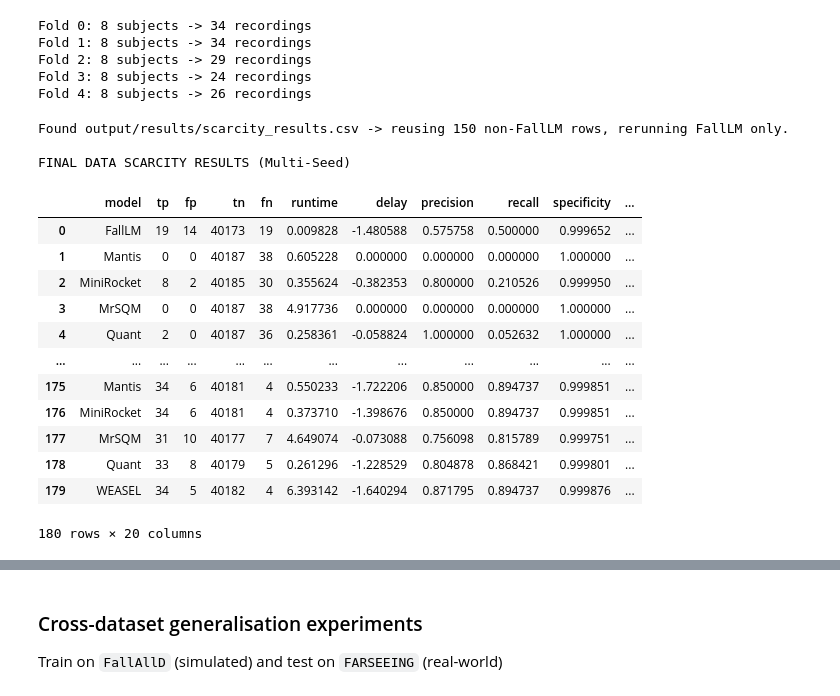
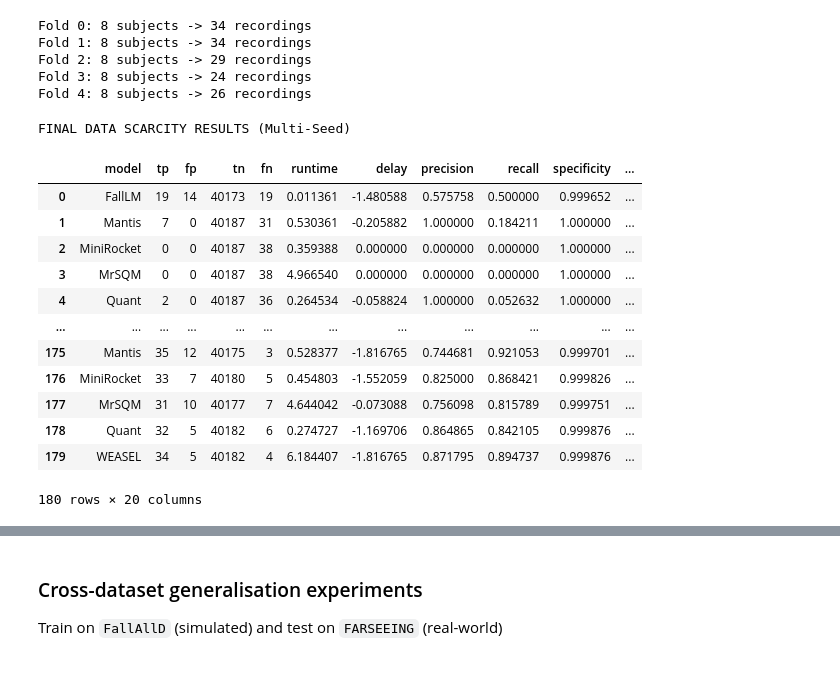
Before and after one commit to mlgig/fall-lm, a Jupyter notebook: experiments.ipynb, the cells around one changed output, grey strips where cells are left out. Cells and saved outputs as stored; diff of their text form; code cells hidden in the pictures.

```diff
--- a/experiments.ipynb
+++ b/experiments.ipynb
@@ -185,8 +181,6 @@ Fold 2: 8 subjects -> 29 recordings
 Fold 3: 8 subjects -> 24 recordings
 Fold 4: 8 subjects -> 26 recordings
 # %%
-import os
-
 # Fractions of FALL EVENTS to keep
 fractions = [0.01, 0.05, 0.10, 0.25, 0.50, 1.0]
 
@@ -232,47 +226,46 @@ for frac in fractions:
             test_signals=test_signals,
             test_event_points=test_events,
             model_specs=scarc_specs,
             window_size=3.0,
             step=1.0,
             freq=100,
             signal_thresh=1.4,
             tolerance=[3,20],
             debounce_secs=60,
-            verbose=False
+            verbose=False,
+            random_state=seed
         )
         res['train_fraction'] = frac
         res['seed'] = seed
         res['n_falls_used'] = n_keep
         res['total_samples_used'] = len(keep_indices)
         all_results.append(res)
 
 new_results_df = pd.concat(all_results, ignore_index=True)
 
 if prev_non_fallm_df is not None:
     final_scarcity_df = pd.concat([prev_non_fallm_df, new_results_df], ignore_index=True)
 else:
     final_scarcity_df = new_results_df
 
 final_scarcity_df = final_scarcity_df.sort_values(['train_fraction', 'seed', 'model']).reset_index(drop=True)
 final_scarcity_df.to_csv(SCARCITY_CSV, index=False)
 print("\nFINAL DATA SCARCITY RESULTS (Multi-Seed)")
 display(final_scarcity_df)
 # %% [output]
-Found output/results/scarcity_results.csv -> reusing 150 non-FallLM rows, rerunning FallLM only.
-
 FINAL DATA SCARCITY RESULTS (Multi-Seed)
 |  | model | tp | fp | tn | fn | runtime | delay | precision | recall | specificity | ... |
-| 0 | FallLM | 19 | 14 | 40173 | 19 | 0.009828 | -1.480588 | 0.575758 | 0.500000 | 0.999652 | ... |
-| 1 | Mantis | 0 | 0 | 40187 | 38 | 0.605228 | 0.000000 | 0.000000 | 0.000000 | 1.000000 | ... |
-| 2 | MiniRocket | 8 | 2 | 40185 | 30 | 0.355624 | -0.382353 | 0.800000 | 0.210526 | 0.999950 | ... |
-| 3 | MrSQM | 0 | 0 | 40187 | 38 | 4.917736 | 0.000000 | 0.000000 | 0.000000 | 1.000000 | ... |
-| 4 | Quant | 2 | 0 | 40187 | 36 | 0.258361 | -0.058824 | 1.000000 | 0.052632 | 1.000000 | ... |
+| 0 | FallLM | 19 | 14 | 40173 | 19 | 0.011361 | -1.480588 | 0.575758 | 0.500000 | 0.999652 | ... |
+| 1 | Mantis | 7 | 0 | 40187 | 31 | 0.530361 | -0.205882 | 1.000000 | 0.184211 | 1.000000 | ... |
+| 2 | MiniRocket | 0 | 0 | 40187 | 38 | 0.359388 | 0.000000 | 0.000000 | 0.000000 | 1.000000 | ... |
+| 3 | MrSQM | 0 | 0 | 40187 | 38 | 4.966540 | 0.000000 | 0.000000 | 0.000000 | 1.000000 | ... |
+| 4 | Quant | 2 | 0 | 40187 | 36 | 0.264534 | -0.058824 | 1.000000 | 0.052632 | 1.000000 | ... |
 | ... | ... | ... | ... | ... | ... | ... | ... | ... | ... | ... | ... |
-| 175 | Mantis | 34 | 6 | 40181 | 4 | 0.550233 | -1.722206 | 0.850000 | 0.894737 | 0.999851 | ... |
-| 176 | MiniRocket | 34 | 6 | 40181 | 4 | 0.373710 | -1.398676 | 0.850000 | 0.894737 | 0.999851 | ... |
-| 177 | MrSQM | 31 | 10 | 40177 | 7 | 4.649074 | -0.073088 | 0.756098 | 0.815789 | 0.999751 | ... |
-| 178 | Quant | 33 | 8 | 40179 | 5 | 0.261296 | -1.228529 | 0.804878 | 0.868421 | 0.999801 | ... |
-| 179 | WEASEL | 34 | 5 | 40182 | 4 | 6.393142 | -1.640294 | 0.871795 | 0.894737 | 0.999876 | ... |
+| 175 | Mantis | 35 | 12 | 40175 | 3 | 0.528377 | -1.816765 | 0.744681 | 0.921053 | 0.999701 | ... |
+| 176 | MiniRocket | 33 | 7 | 40180 | 5 | 0.454803 | -1.552059 | 0.825000 | 0.868421 | 0.999826 | ... |
+| 177 | MrSQM | 31 | 10 | 40177 | 7 | 4.644042 | -0.073088 | 0.756098 | 0.815789 | 0.999751 | ... |
+| 178 | Quant | 32 | 5 | 40182 | 6 | 0.274727 | -1.169706 | 0.864865 | 0.842105 | 0.999876 | ... |
+| 179 | WEASEL | 34 | 5 | 40182 | 4 | 6.184407 | -1.816765 | 0.871795 | 0.894737 | 0.999876 | ... |
 180 rows × 20 columns
 # %%
 # Compute fall ratio percentage
```
Also changed, not shown: parts of 17 cells of this notebook, 31 other files.
